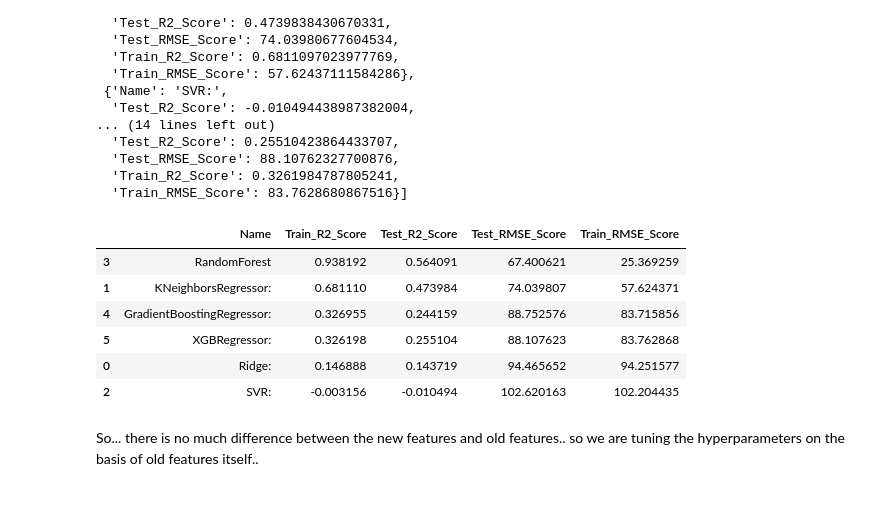
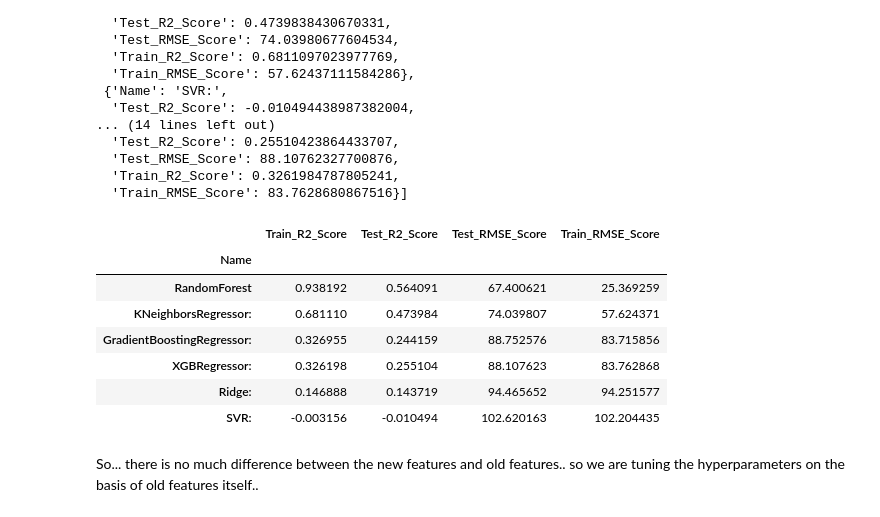
Before and after one commit to ravali-muta/Appliances-Energy-Prediction, a Jupyter notebook: Appliances_Energy_Prediction_Final.ipynb, the cells around one changed output. Cells and saved outputs as stored; diff of their text form; code cells hidden in the pictures.

```diff
--- a/Appliances_Energy_Prediction_Final.ipynb
+++ b/Appliances_Energy_Prediction_Final.ipynb
@@ -89,7 +89,7 @@ import matplotlib.pyplot as plt
 #**Loading and inspecting data**
 # %%
 #Reading a data file
-dataset = pd.read_csv('/content/drive/MyDrive/capstone projects/data_application_energy.csv')
+dataset = pd.read_csv('/content/drive/MyDrive/Almabetter/data_application_energy.csv')
 # %%
 #It gives Top 5 rows of Dataset
 dataset.head()
@@ -1095,16 +1088,17 @@ model_data
 # %%
 df = pd.DataFrame(model_data)
 # %%
-ab = df.sort_values(by = 'Train_R2_Score',ascending= False).set_index()
+ab = df.sort_values(by = 'Train_R2_Score',ascending= False).set_index('Name')
 ab
 # %% [output]
-|  | Name | Train_R2_Score | Test_R2_Score | Test_RMSE_Score | Train_RMSE_Score |
-| 3 | RandomForest | 0.938192 | 0.564091 | 67.400621 | 25.369259 |
-| 1 | KNeighborsRegressor: | 0.681110 | 0.473984 | 74.039807 | 57.624371 |
-| 4 | GradientBoostingRegressor: | 0.326955 | 0.244159 | 88.752576 | 83.715856 |
-| 5 | XGBRegressor: | 0.326198 | 0.255104 | 88.107623 | 83.762868 |
-| 0 | Ridge: | 0.146888 | 0.143719 | 94.465652 | 94.251577 |
-| 2 | SVR: | -0.003156 | -0.010494 | 102.620163 | 102.204435 |
+|  | Train_R2_Score | Test_R2_Score | Test_RMSE_Score | Train_RMSE_Score |
+| Name |  |  |  |  |
+| RandomForest | 0.938192 | 0.564091 | 67.400621 | 25.369259 |
+| KNeighborsRegressor: | 0.681110 | 0.473984 | 74.039807 | 57.624371 |
+| GradientBoostingRegressor: | 0.326955 | 0.244159 | 88.752576 | 83.715856 |
+| XGBRegressor: | 0.326198 | 0.255104 | 88.107623 | 83.762868 |
+| Ridge: | 0.146888 | 0.143719 | 94.465652 | 94.251577 |
+| SVR: | -0.003156 | -0.010494 | 102.620163 | 102.204435 |
 # %% [markdown]
 So... there is no much difference between the new features and old features..
 so we are tuning the hyperparameters on the basis of old features itself..
```
Also changed, not shown: parts of 9 cells of this notebook.
